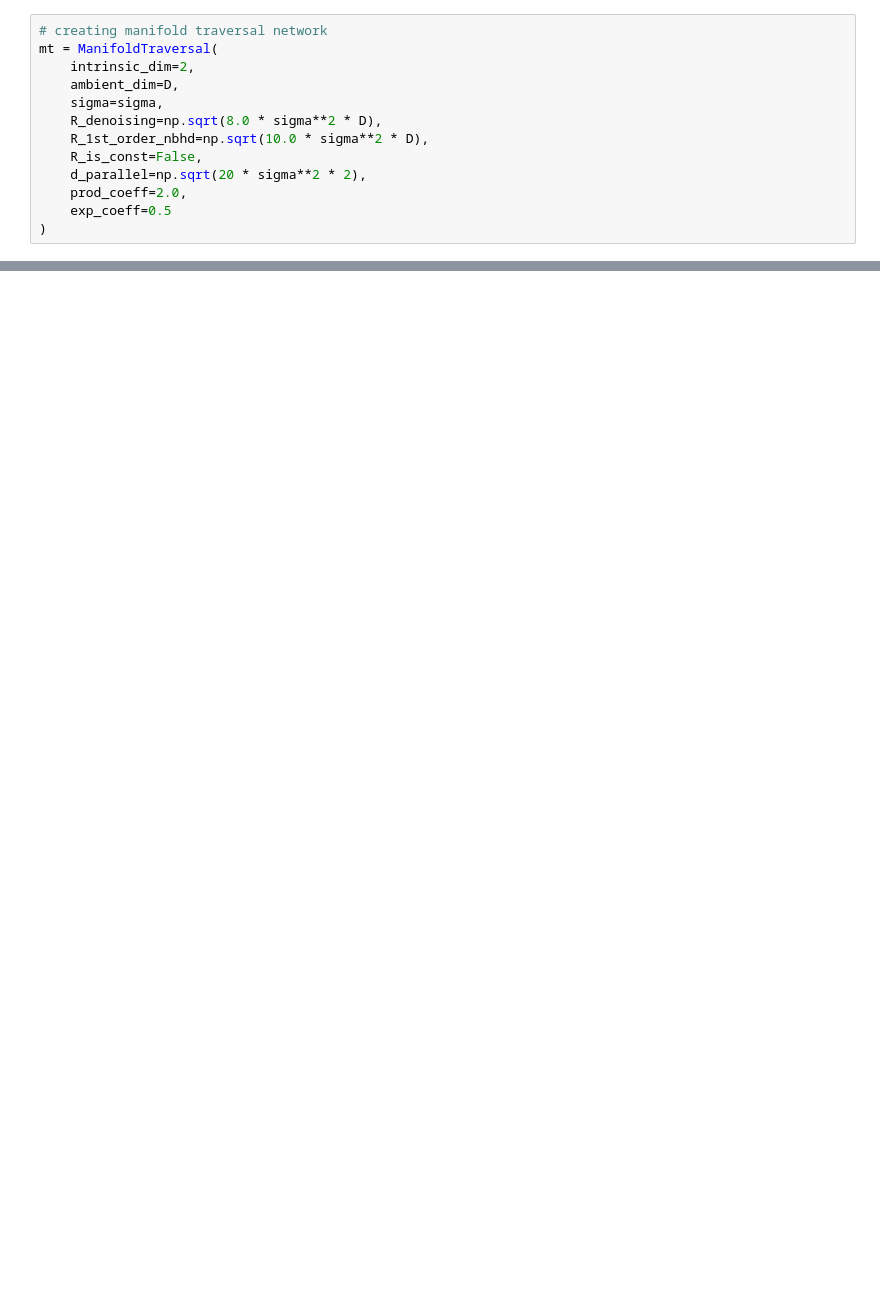
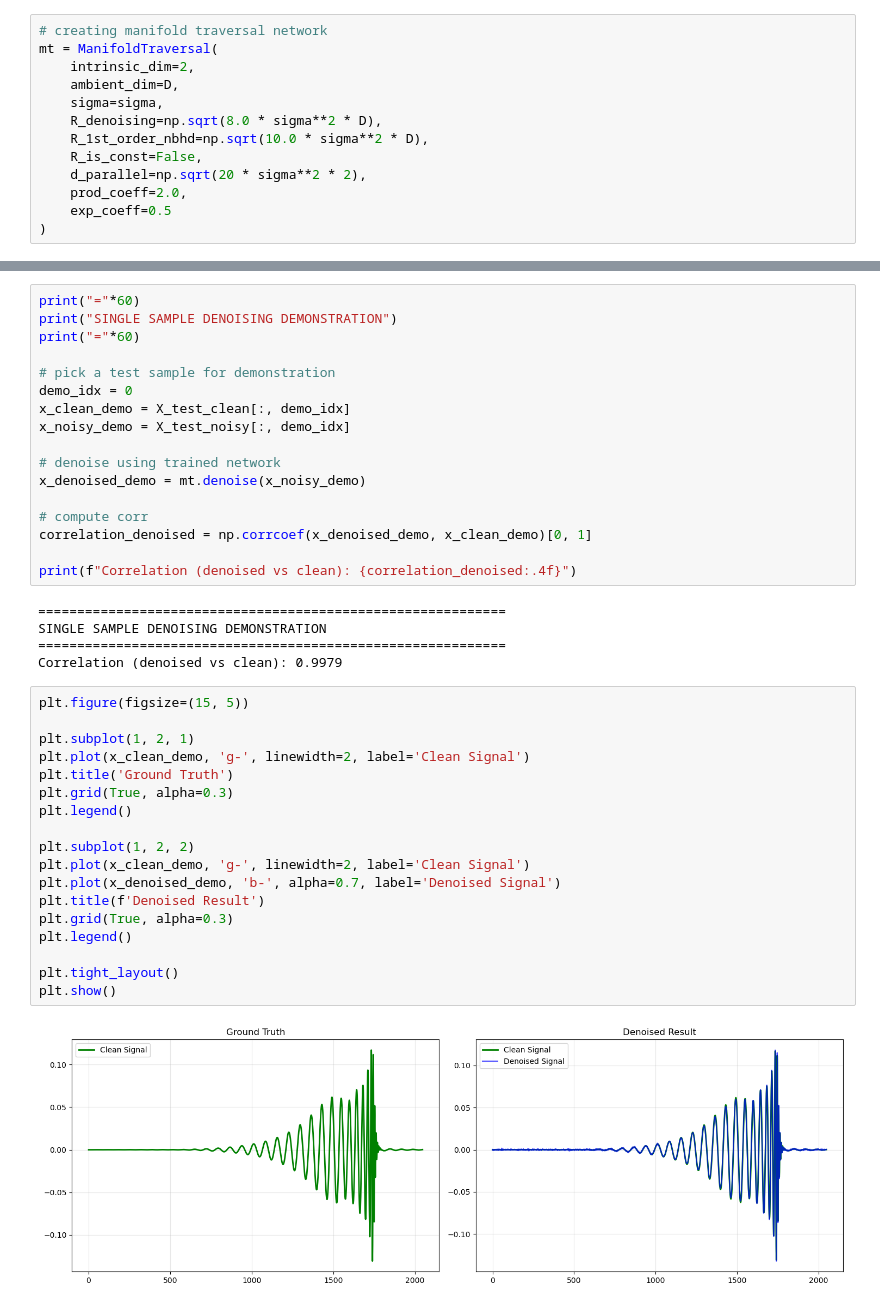
Before and after one commit to shadunts/Manifold_Traversal, a Jupyter notebook: oop_demo.ipynb, the cells around one changed output, grey strips where cells are left out. Drawn from its saved outputs; the diff is of its cells as text; blank space fills up the shorter version.

```diff
--- a/oop_demo.ipynb
+++ b/oop_demo.ipynb
@@ -206,0 +216,42 @@ plt.show()
+# %%
+print("="*60)
+print("SINGLE SAMPLE DENOISING DEMONSTRATION")
+print("="*60)
+
+# pick a test sample for demonstration
+demo_idx = 0
+x_clean_demo = X_test_clean[:, demo_idx]
+x_noisy_demo = X_test_noisy[:, demo_idx]
+
+# denoise using trained network
+x_denoised_demo = mt.denoise(x_noisy_demo)
+
+# compute corr
+correlation_denoised = np.corrcoef(x_denoised_demo, x_clean_demo)[0, 1]
+
+print(f"Correlation (denoised vs clean): {correlation_denoised:.4f}")
+# %% [output]
+============================================================
+SINGLE SAMPLE DENOISING DEMONSTRATION
+============================================================
+Correlation (denoised vs clean): 0.9979
+# %%
+plt.figure(figsize=(15, 5))
+
+plt.subplot(1, 2, 1)
+plt.plot(x_clean_demo, 'g-', linewidth=2, label='Clean Signal')
+plt.title('Ground Truth')
+plt.grid(True, alpha=0.3)
+plt.legend()
+
+plt.subplot(1, 2, 2)
+plt.plot(x_clean_demo, 'g-', linewidth=2, label='Clean Signal')
+plt.plot(x_denoised_demo, 'b-', alpha=0.7, label='Denoised Signal')
+plt.title(f'Denoised Result')
+plt.grid(True, alpha=0.3)
+plt.legend()
+
+plt.tight_layout()
+plt.show()
+# %% [output]
+[figure, added]
```
Also changed, not shown: parts of 7 cells of this notebook, 3 other files.
